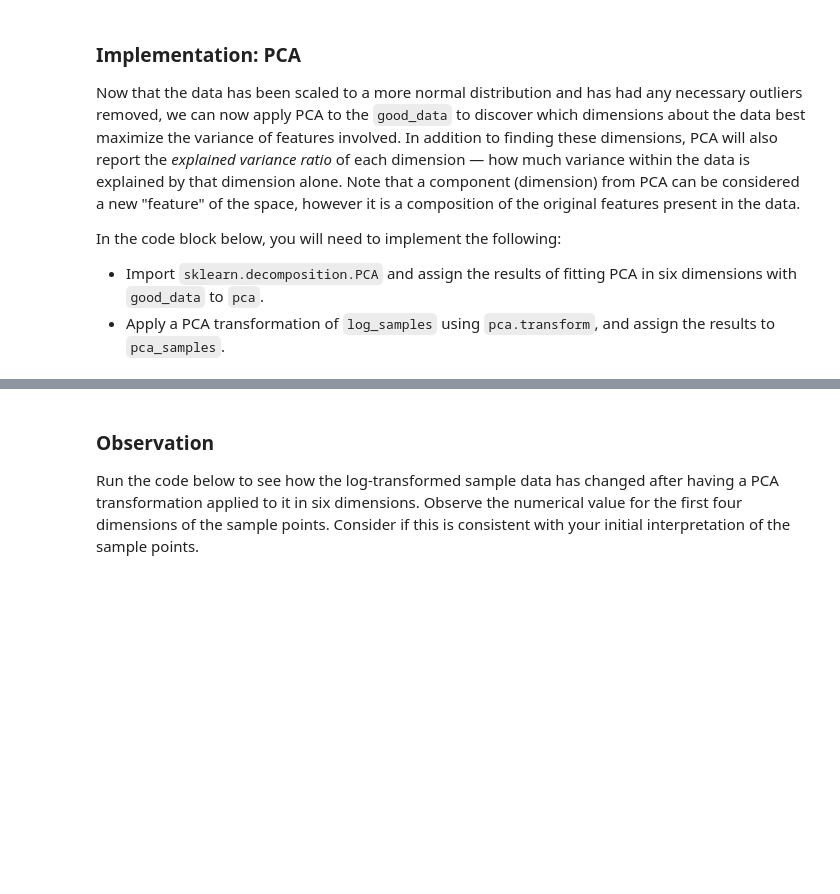
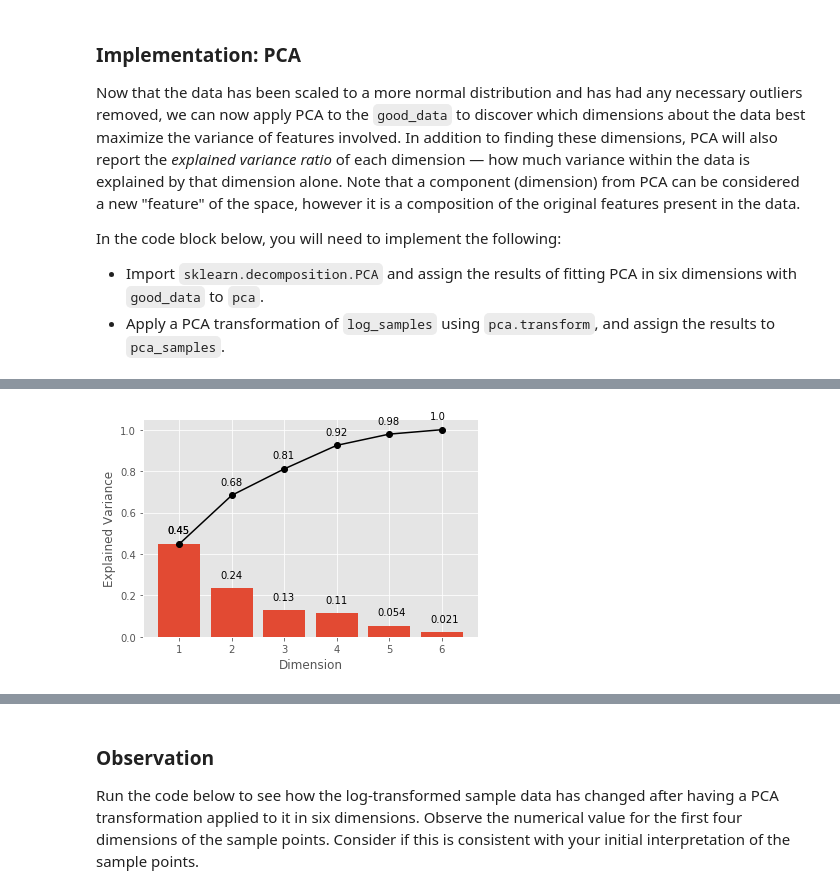
Before and after one commit to corasantos/Udacity-ML-Engineer-Nanodegree, a Jupyter notebook: Unsupervised Learning - Customer Segments/customer_segments.ipynb, the cells around one changed output, grey strips where cells are left out. Saved outputs shown, nothing was run; the diff lists cells and outputs as text; code cells hidden in the pictures; blank space fills up the shorter version.

```diff
--- a/Unsupervised Learning - Customer Segments/customer_segments.ipynb
+++ b/Unsupervised Learning - Customer Segments/customer_segments.ipynb
@@ -467,0 +503,14 @@ pca_results = vs.pca_results(good_data, pca)
+# %%
+x = np.arange(1,len(pca.explained_variance_ratio_)+1)
+y = pca.explained_variance_ratio_
+
+plt.bar(x, y)
+plt.plot(x, y.cumsum(), 'ko-')
+
+for item_idx in range(len(y)):
+    plt.text(x[item_idx]-0.22,y[item_idx]+0.05,"{:0.2}".format(y[item_idx]))
+    plt.text(x[item_idx]-0.22,y.cumsum()[item_idx]+0.05,"{:0.2}".format(y.cumsum()[item_idx]))
+    plt.ylabel("Explained Variance")
+    plt.xlabel("Dimension")
+# %% [output]
+[figure, added]
```
Also changed, not shown: parts of 39 cells of this notebook, 2 other files.
